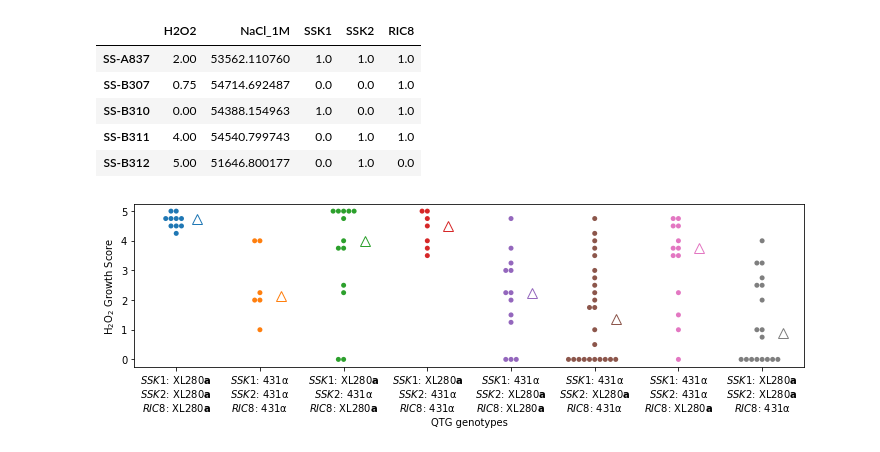
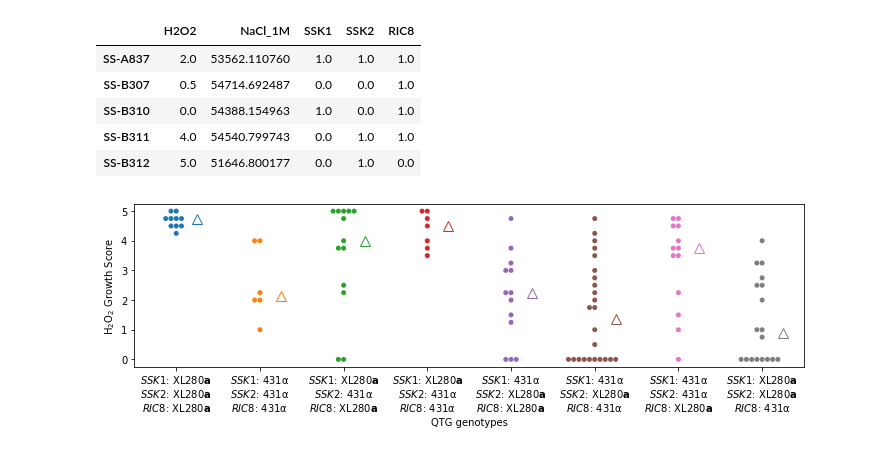
Before and after one commit to magwenelab/crypto-QTL-paper, a Jupyter notebook: SCRIPTS/H2O2_plot_by_QTG_Fig10_S21_Fig.ipynb, the cells around one changed output. Drawn from its saved outputs; the diff is of its cells as text; code cells hidden in the pictures.

```diff
--- a/SCRIPTS/H2O2_plot_by_QTG_Fig10_S21_Fig.ipynb
+++ b/SCRIPTS/H2O2_plot_by_QTG_Fig10_S21_Fig.ipynb
@@ -10,23 +10,23 @@ save_path_median = '/home/croth/Desktop/H2O2_median_by_genotype.csv'
 # %%
 ## Look at the data
 #file_path = '/home/croth/Desktop/H2O2_data.csv'
 #pheno = pd.read_csv(file_path,index_col=0)
 #pheno.head()
 
 file_path = '/home/croth/Desktop/H2O2_data.csv' ## Set path
 pheno = pd.read_csv(file_path,index_col=0)
 
-file_path2 = '/home/croth/crypto-QTL-paper/DATA/H2O2_phenotypes.csv'
-data2 = pd.read_csv(file_path2,index_col=0)
-pheno['H2O2'] = data2.Score
+#file_path2 = '/home/croth/crypto-QTL-paper/DATA/H2O2_phenotypes.csv'
+#data2 = pd.read_csv(file_path2,index_col=0)
+#pheno['H2O2'] = data2.Score
 pheno.head()
 # %% [output]
 |  | H2O2 | NaCl_1M | SSK1 | SSK2 | RIC8 |
-| SS-A837 | 2.00 | 53562.110760 | 1.0 | 1.0 | 1.0 |
-| SS-B307 | 0.75 | 54714.692487 | 0.0 | 0.0 | 1.0 |
-| SS-B310 | 0.00 | 54388.154963 | 1.0 | 0.0 | 1.0 |
-| SS-B311 | 4.00 | 54540.799743 | 0.0 | 1.0 | 1.0 |
-| SS-B312 | 5.00 | 51646.800177 | 0.0 | 1.0 | 0.0 |
+| SS-A837 | 2.0 | 53562.110760 | 1.0 | 1.0 | 1.0 |
+| SS-B307 | 0.5 | 54714.692487 | 0.0 | 0.0 | 1.0 |
+| SS-B310 | 0.0 | 54388.154963 | 1.0 | 0.0 | 1.0 |
+| SS-B311 | 4.0 | 54540.799743 | 0.0 | 1.0 | 1.0 |
+| SS-B312 | 5.0 | 51646.800177 | 0.0 | 1.0 | 0.0 |
 # %%
 ## Set labels
 from matplotlib import rc
```
Also changed, not shown: parts of 2 cells of this notebook, 21 other files.
